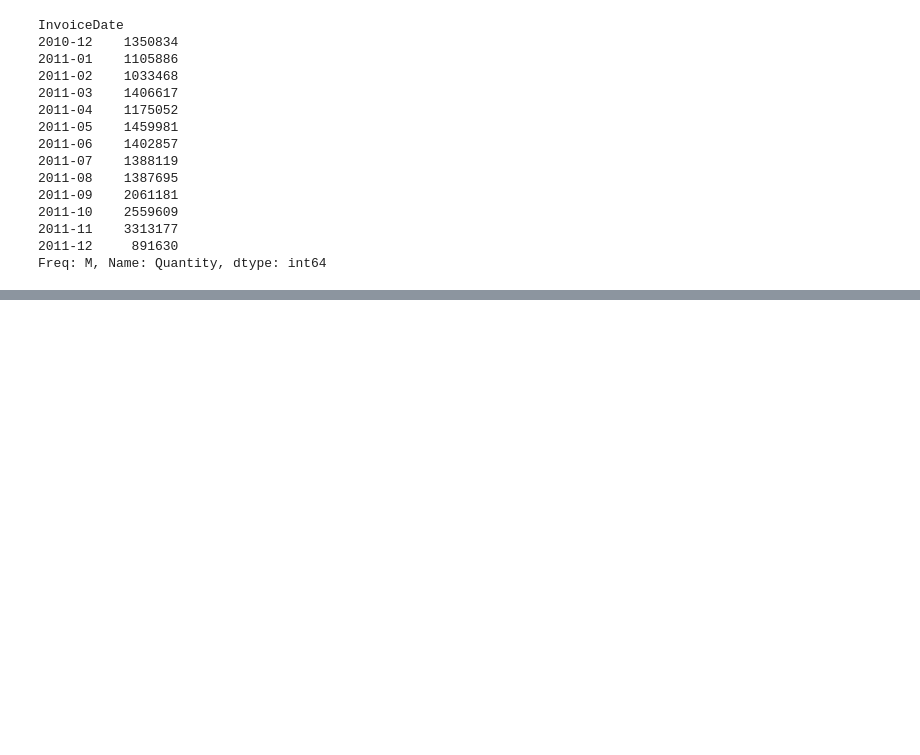
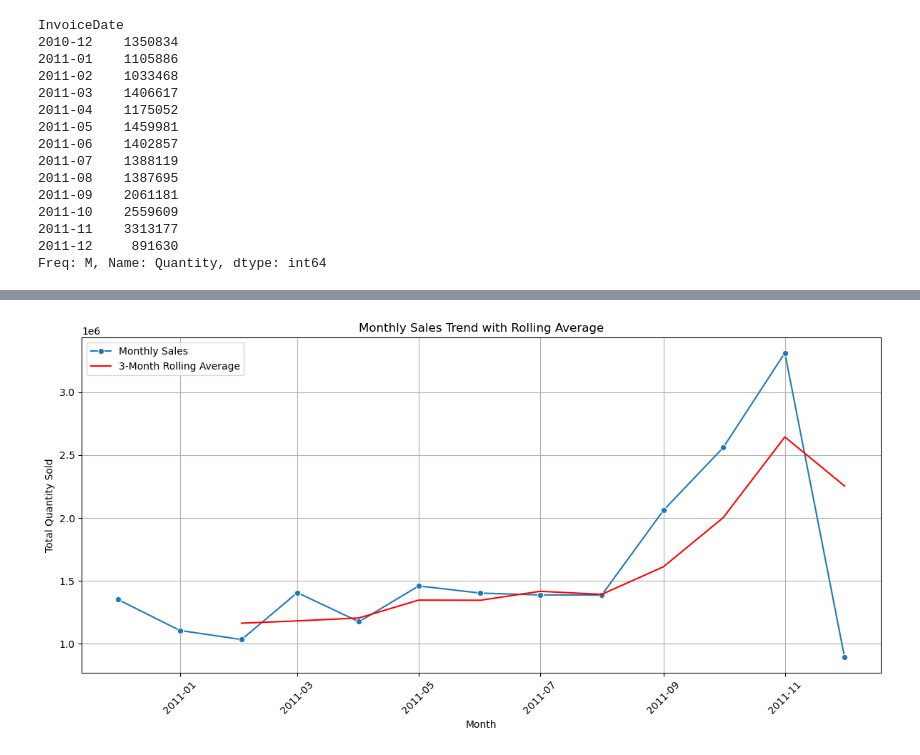
Before and after one commit to joachinhimself/Cohort-Analysis, a Jupyter notebook: Notebook/Cohort Analysis.ipynb, the cells around one changed output, grey strips where cells are left out. Drawn from its saved outputs; the diff is of its cells as text; code cells hidden in the pictures; blank space fills up the shorter version.

```diff
--- a/Notebook/Cohort Analysis.ipynb
+++ b/Notebook/Cohort Analysis.ipynb
@@ -335,0 +356,18 @@ Freq: M, Name: Quantity, dtype: int64
+# %%
+# Rolling Average plot
+
+monthly_sales['Rolling_Average'] = monthly_sales['Quantity'].rolling(window=3).mean()
+
+plt.figure(figsize=(12, 6))
+sns.lineplot(data=monthly_sales, x='InvoiceDate', y='Quantity', marker='o', label='Monthly Sales')
+sns.lineplot(data=monthly_sales, x='InvoiceDate', y='Rolling_Average', color='red', label='3-Month Rolling Average')
+plt.title('Monthly Sales Trend with Rolling Average')
+plt.xlabel('Month')
+plt.ylabel('Total Quantity Sold')
+plt.xticks(rotation=45)
+plt.legend()
+plt.grid()
+plt.tight_layout()
+plt.show()
+# %% [output]
+[figure, added]
```
Also changed, not shown: parts of 5 cells of this notebook.
